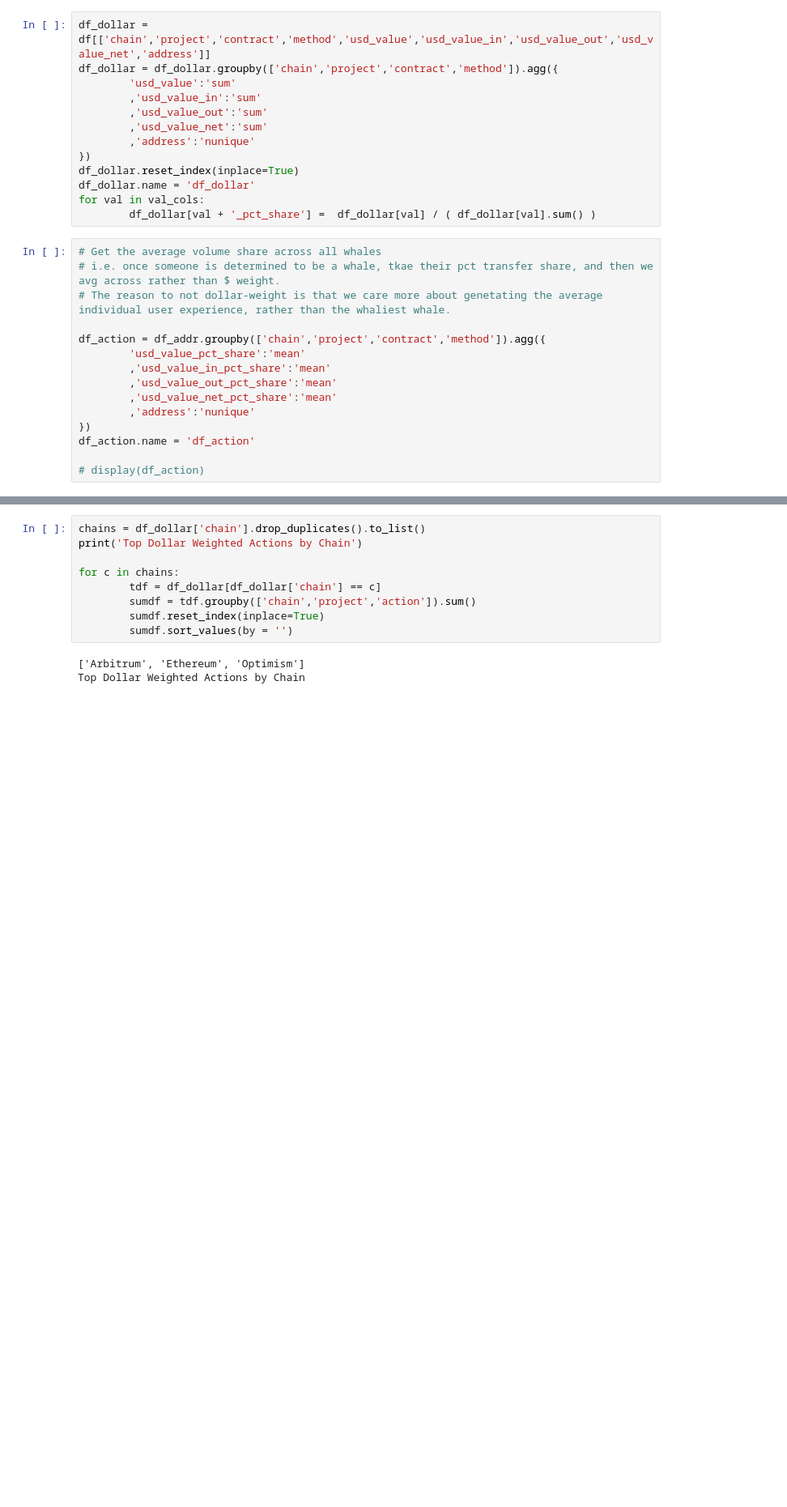
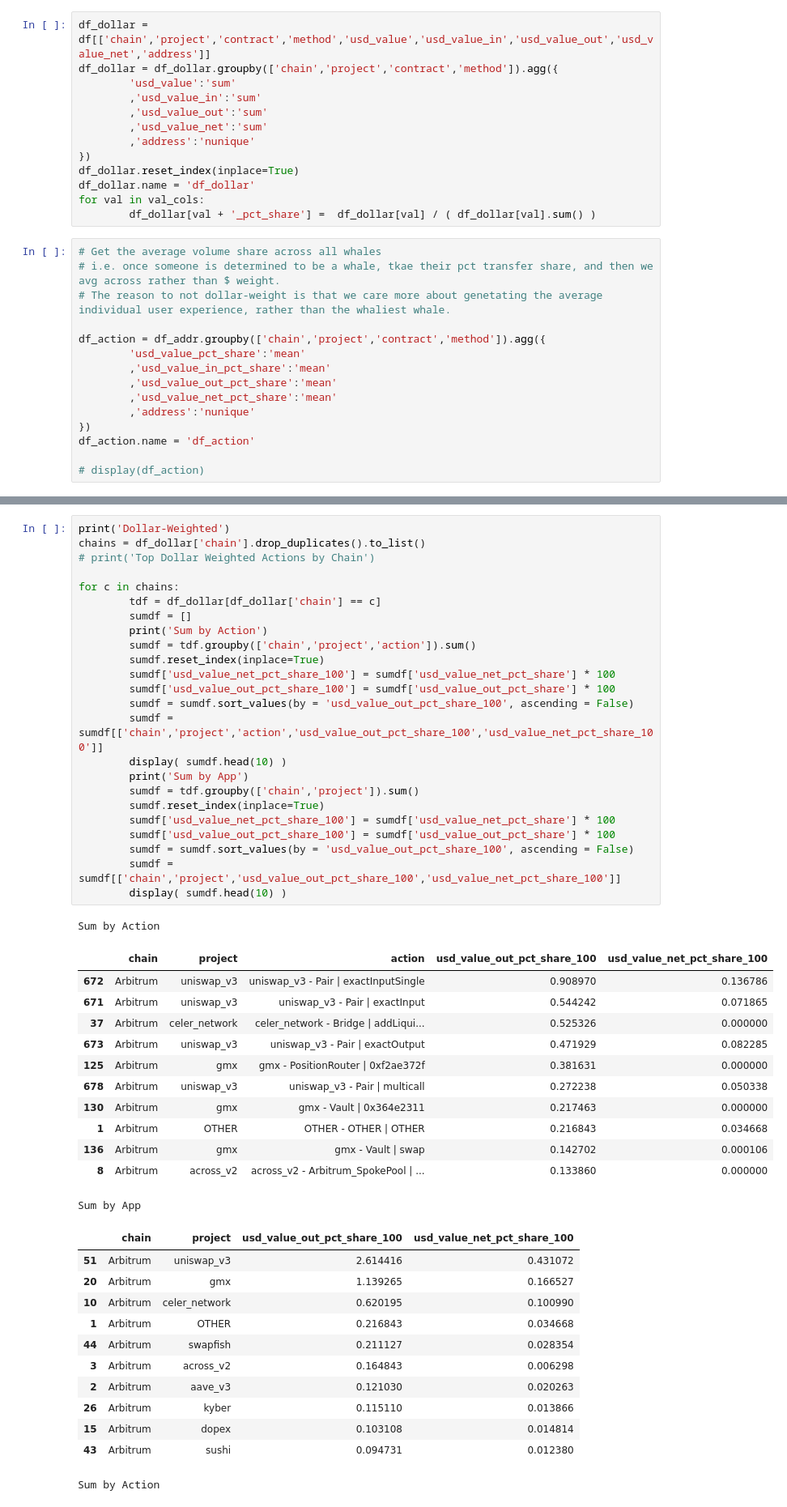
Before and after one commit to MSilb7/op_data, a Jupyter notebook: op_whale_actions.ipynb, the cells around one changed output, grey strips where cells are left out. Shown: that part at 81% size. Drawn from its saved outputs; the diff is of its cells as text; blank space fills up the shorter version.

Commit message:
push with address weighted

```diff
--- a/op_whale_actions.ipynb
+++ b/op_whale_actions.ipynb
@@ -144,12 +144,50 @@ df_dollar.sample(20)
 # %%
+print('Dollar-Weighted')
 chains = df_dollar['chain'].drop_duplicates().to_list()
-print('Top Dollar Weighted Actions by Chain')
+# print('Top Dollar Weighted Actions by Chain')
 
 for c in chains:
         tdf = df_dollar[df_dollar['chain'] == c]
+        sumdf = []
+        print('Sum by Action')
         sumdf = tdf.groupby(['chain','project','action']).sum()
         sumdf.reset_index(inplace=True)
-        sumdf.sort_values(by = '')
+        sumdf['usd_value_net_pct_share_100'] = sumdf['usd_value_net_pct_share'] * 100
+        sumdf['usd_value_out_pct_share_100'] = sumdf['usd_value_out_pct_share'] * 100
+        sumdf = sumdf.sort_values(by = 'usd_value_out_pct_share_100', ascending = False)
+        sumdf = sumdf[['chain','project','action','usd_value_out_pct_share_100','usd_value_net_pct_share_100']]
+        display( sumdf.head(10) )
+        print('Sum by App')
+        sumdf = tdf.groupby(['chain','project']).sum()
+        sumdf.reset_index(inplace=True)
+        sumdf['usd_value_net_pct_share_100'] = sumdf['usd_value_net_pct_share'] * 100
+        sumdf['usd_value_out_pct_share_100'] = sumdf['usd_value_out_pct_share'] * 100
+        sumdf = sumdf.sort_values(by = 'usd_value_out_pct_share_100', ascending = False)
+        sumdf = sumdf[['chain','project','usd_value_out_pct_share_100','usd_value_net_pct_share_100']]
+        display( sumdf.head(10) )
 # %% [output]
-['Arbitrum', 'Ethereum', 'Optimism']
-Top Dollar Weighted Actions by Chain
+Sum by Action
+|  | chain | project | action | usd_value_out_pct_share_100 | usd_value_net_pct_share_100 |
+| 672 | Arbitrum | uniswap_v3 | uniswap_v3 - Pair | exactInputSingle | 0.908970 | 0.136786 |
+| 671 | Arbitrum | uniswap_v3 | uniswap_v3 - Pair | exactInput | 0.544242 | 0.071865 |
+| 37 | Arbitrum | celer_network | celer_network - Bridge | addLiqui... | 0.525326 | 0.000000 |
+| 673 | Arbitrum | uniswap_v3 | uniswap_v3 - Pair | exactOutput | 0.471929 | 0.082285 |
+| 125 | Arbitrum | gmx | gmx - PositionRouter | 0xf2ae372f | 0.381631 | 0.000000 |
+| 678 | Arbitrum | uniswap_v3 | uniswap_v3 - Pair | multicall | 0.272238 | 0.050338 |
+| 130 | Arbitrum | gmx | gmx - Vault | 0x364e2311 | 0.217463 | 0.000000 |
+| 1 | Arbitrum | OTHER | OTHER - OTHER | OTHER | 0.216843 | 0.034668 |
+| 136 | Arbitrum | gmx | gmx - Vault | swap | 0.142702 | 0.000106 |
+| 8 | Arbitrum | across_v2 | across_v2 - Arbitrum_SpokePool | ... | 0.133860 | 0.000000 |
+Sum by App
+|  | chain | project | usd_value_out_pct_share_100 | usd_value_net_pct_share_100 |
+| 51 | Arbitrum | uniswap_v3 | 2.614416 | 0.431072 |
+| 20 | Arbitrum | gmx | 1.139265 | 0.166527 |
+| 10 | Arbitrum | celer_network | 0.620195 | 0.100990 |
+| 1 | Arbitrum | OTHER | 0.216843 | 0.034668 |
+| 44 | Arbitrum | swapfish | 0.211127 | 0.028354 |
+| 3 | Arbitrum | across_v2 | 0.164843 | 0.006298 |
+| 2 | Arbitrum | aave_v3 | 0.121030 | 0.020263 |
+| 26 | Arbitrum | kyber | 0.115110 | 0.013866 |
+| 15 | Arbitrum | dopex | 0.103108 | 0.014814 |
+| 43 | Arbitrum | sushi | 0.094731 | 0.012380 |
+Sum by Action
```
Also changed, not shown: parts of 4 cells of this notebook.
